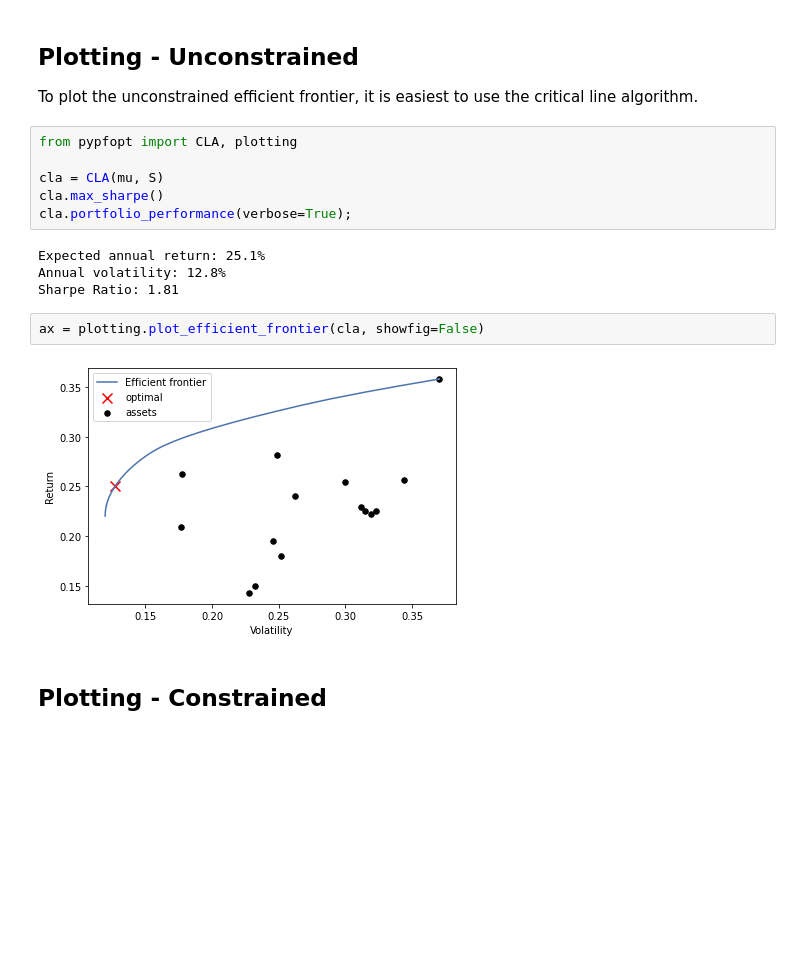
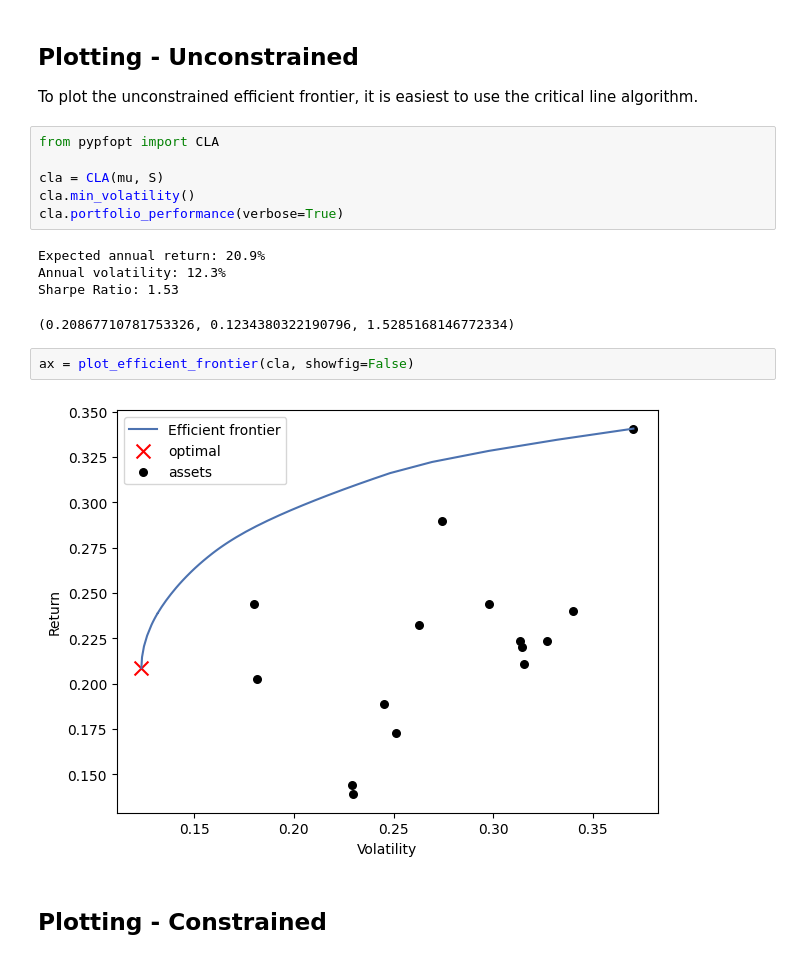
Before and after one commit to Versus-91/Thesis, a Jupyter notebook: 2-Mean-Variance-Optimisation.ipynb, the cells around one changed output. Drawn from its saved outputs; the diff is of its cells as text; blank space fills up the shorter version.

```diff
--- a/2-Mean-Variance-Optimisation.ipynb
+++ b/2-Mean-Variance-Optimisation.ipynb
@@ -668,19 +676,20 @@ We now have similar returns to before (24.7% vs 25.8%), but with a lower tail ri
 
 To plot the unconstrained efficient frontier, it is easiest to use the critical line algorithm.
 # %%
-from pypfopt import CLA, plotting
+from pypfopt import CLA
 
 cla = CLA(mu, S)
-cla.max_sharpe()
-cla.portfolio_performance(verbose=True);
+cla.min_volatility()
+cla.portfolio_performance(verbose=True)
 # %% [output]
-Expected annual return: 25.1%
-Annual volatility: 12.8%
-Sharpe Ratio: 1.81
+Expected annual return: 20.9%
+Annual volatility: 12.3%
+Sharpe Ratio: 1.53
+(0.20867710781753326, 0.1234380322190796, 1.5285168146772334)
 # %%
-ax = plotting.plot_efficient_frontier(cla, showfig=False)
+ax = plot_efficient_frontier(cla, showfig=False)
 # %% [output]
-[figure, old version]
+[figure, new version]
 # %% [markdown]
 ## Plotting - Constrained
 # %% [markdown]
```
Also changed, not shown: parts of 13 cells of this notebook, 10 other files.
